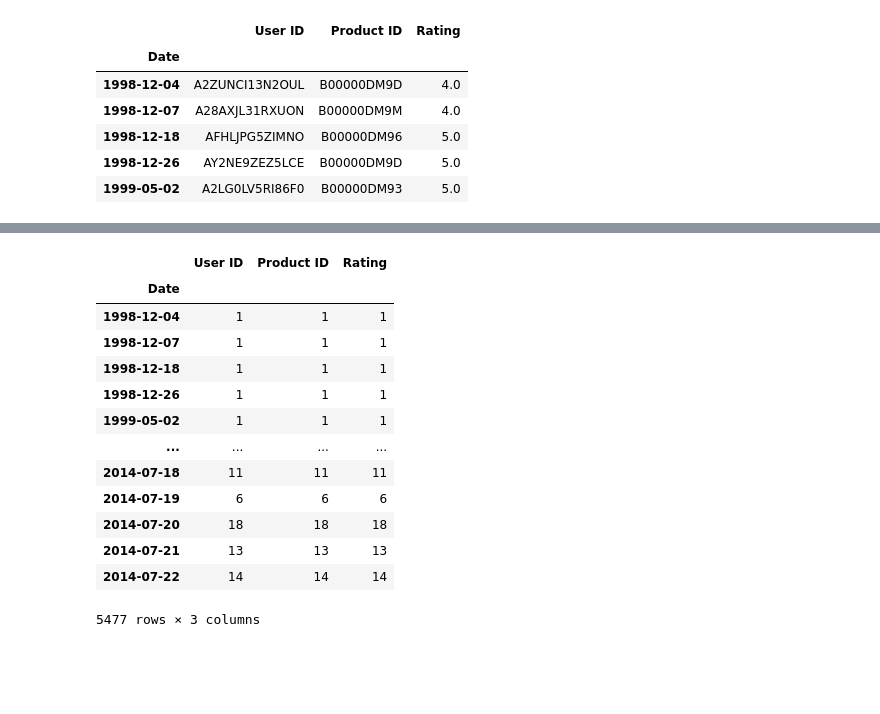
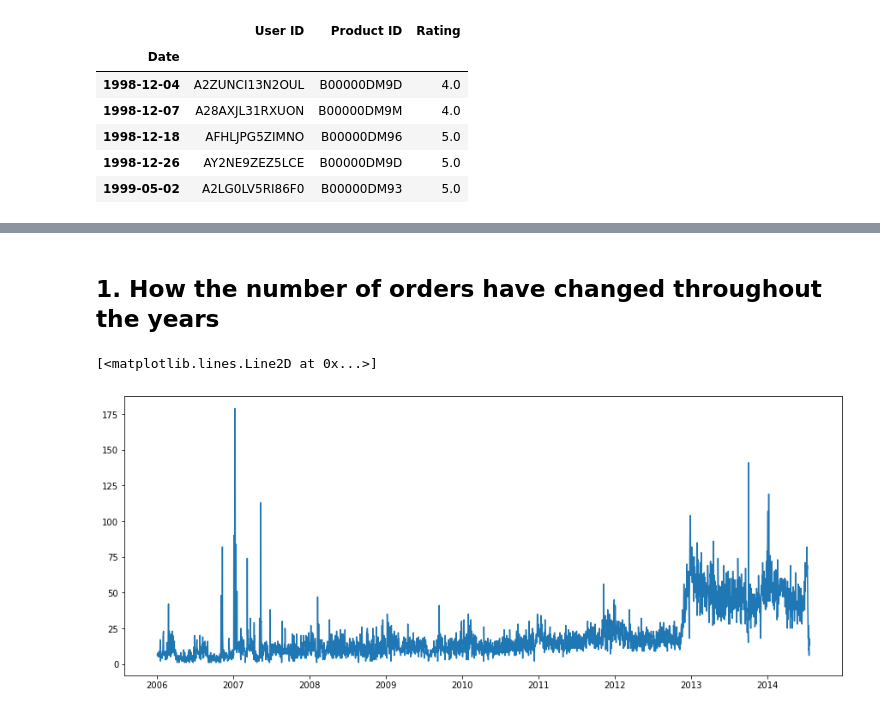
Before and after one commit to Shaheerairaj/Amazon-Product-Recommendation-System, a Jupyter notebook: Amazon Project/Amazon Project.ipynb, the cells around one changed output, grey strips where cells are left out. Drawn from its saved outputs; the diff is of its cells as text; code cells hidden in the pictures; blank space fills up the shorter version.

Commit message:
2 Timeseries questions answered

```diff
--- a/Amazon Project/Amazon Project.ipynb
+++ b/Amazon Project/Amazon Project.ipynb
@@ -38,6 +38,7 @@ Name: Date, dtype: int64
 ### Since the time part of the time stamp is all at the same exact time we can omit it from the column
 # %%
 df['Date'] = df['Date'].dt.date
+df['Date'] = pd.to_datetime(df['Date'], format = "%Y-%m-%d")
 df.head()
 # %% [output]
 |  | User ID | Product ID | Rating | Date |
@@ -121,0 +125,3 @@ df.head()
+# %%
+df_timeseries = df.loc['2006-01-01':]
+df_timeseries
@@ -129,17 +145,9 @@ sns.countplot(data=df, x='Date', palette='winter')
-# %%
-df.groupby('Date').count()
-# %% [output]
-|  | User ID | Product ID | Rating |
-| Date |  |  |  |
-| 1998-12-04 | 1 | 1 | 1 |
-| 1998-12-07 | 1 | 1 | 1 |
-| 1998-12-18 | 1 | 1 | 1 |
-| 1998-12-26 | 1 | 1 | 1 |
-| 1999-05-02 | 1 | 1 | 1 |
-| ... | ... | ... | ... |
-| 2014-07-18 | 11 | 11 | 11 |
-| 2014-07-19 | 6 | 6 | 6 |
-| 2014-07-20 | 18 | 18 | 18 |
-| 2014-07-21 | 13 | 13 | 13 |
-| 2014-07-22 | 14 | 14 | 14 |
-5477 rows × 3 columns
+# %% [markdown]
+## 1. How the number of orders have changed throughout the years
+# %%
+df_timeseries.groupby('Date')['User ID'].count()
+plt.figure(figsize=(15,6))
+plt.plot(df_timeseries.groupby('Date')['User ID'].count())
+# %% [output]
+[<matplotlib.lines.Line2D at 0x...>]
+[figure, added]
```
Also changed, not shown: parts of 9 cells of this notebook.
